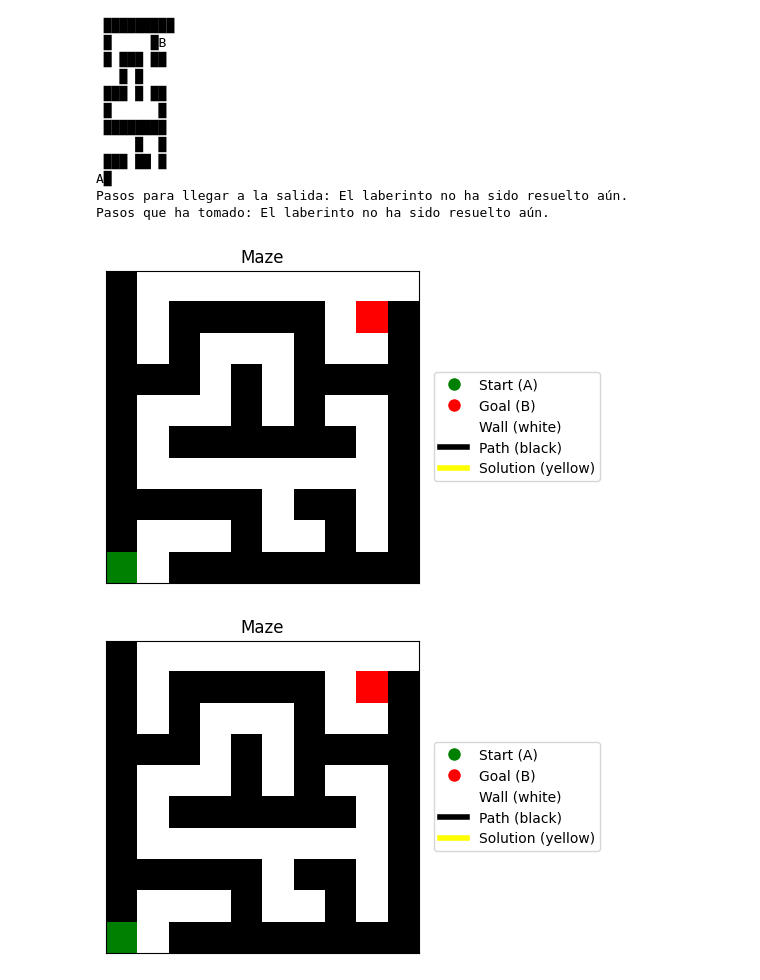
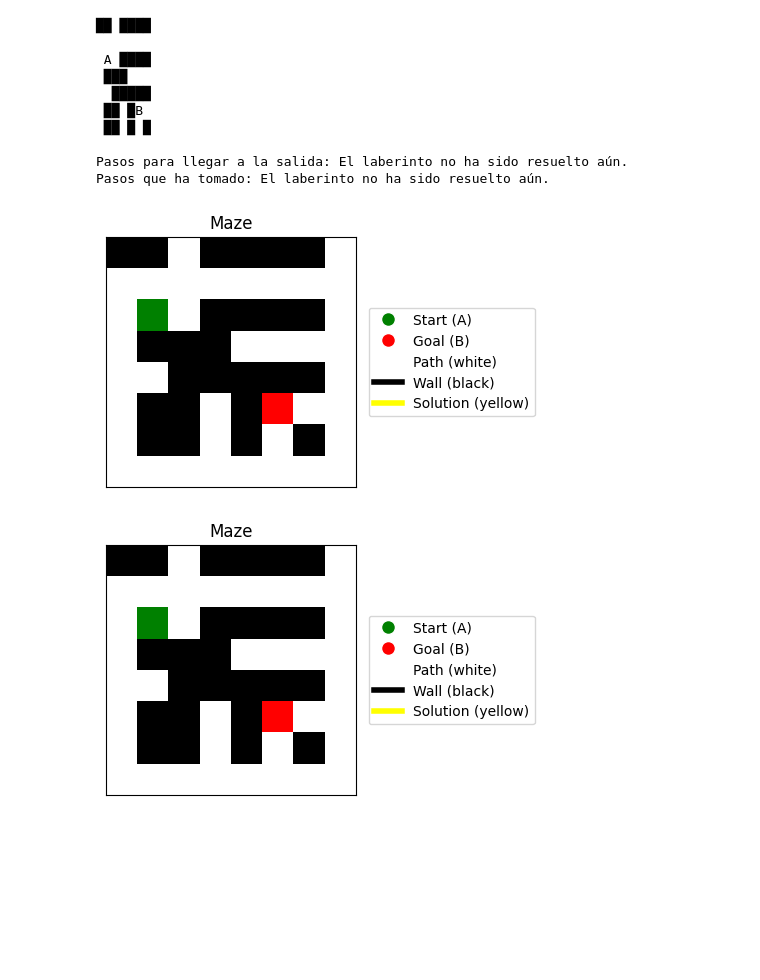
Before and after one commit to pabblo2000/pybyrinth, a Jupyter notebook: test.ipynb, the cells around one changed output. Drawn from its saved outputs; the diff is of its cells as text; code cells hidden in the pictures; blank space fills up the shorter version.

```diff
--- a/test.ipynb
+++ b/test.ipynb
@@ -1,43 +3,39 @@
 # %%
-import pybyrinth as mz
-
 #Nombre del archivo
-file = "maze9.txt"
+file = "maze12.txt"
 file_path = "files/" + file
 
 # Leer el laberinto desde un archivo
 maze = mz.read(file_path)
 print(maze)
 
 # Guardar el laberinto en un archivo
 maze.to_img("img/maze.png")
 
 # Mostrar pasos
 print("Pasos para llegar a la salida:", maze.info())
 
 # Pasos que ha tomado
 print("Pasos que ha tomado:", maze.steps())
 
 # Mostrar el laberinto
 maze.show(label=True)
 
 # Probar la funcionalidad de __repr__
 maze
 # %% [output]
- █████████
- █     █B
- █ ███ ██
-   █ █
- ███ █ ██
- █      █
- ████████
-     █  █
- ███ ██ █
-A█
+██ ████
+
+ A ████
+ ███
+  █████
+ ██ █B
+ ██ █ █
+
 Pasos para llegar a la salida: El laberinto no ha sido resuelto aún.
 Pasos que ha tomado: El laberinto no ha sido resuelto aún.
-[figure, old version]
+[figure, new version]
-[figure, old version]
+[figure, new version]
 # %%
 # Resolver el laberinto con DFS
 maze_solvedDFS = maze.solve(method='DFS')
```
Also changed, not shown: parts of 5 cells of this notebook, 4 other files.
